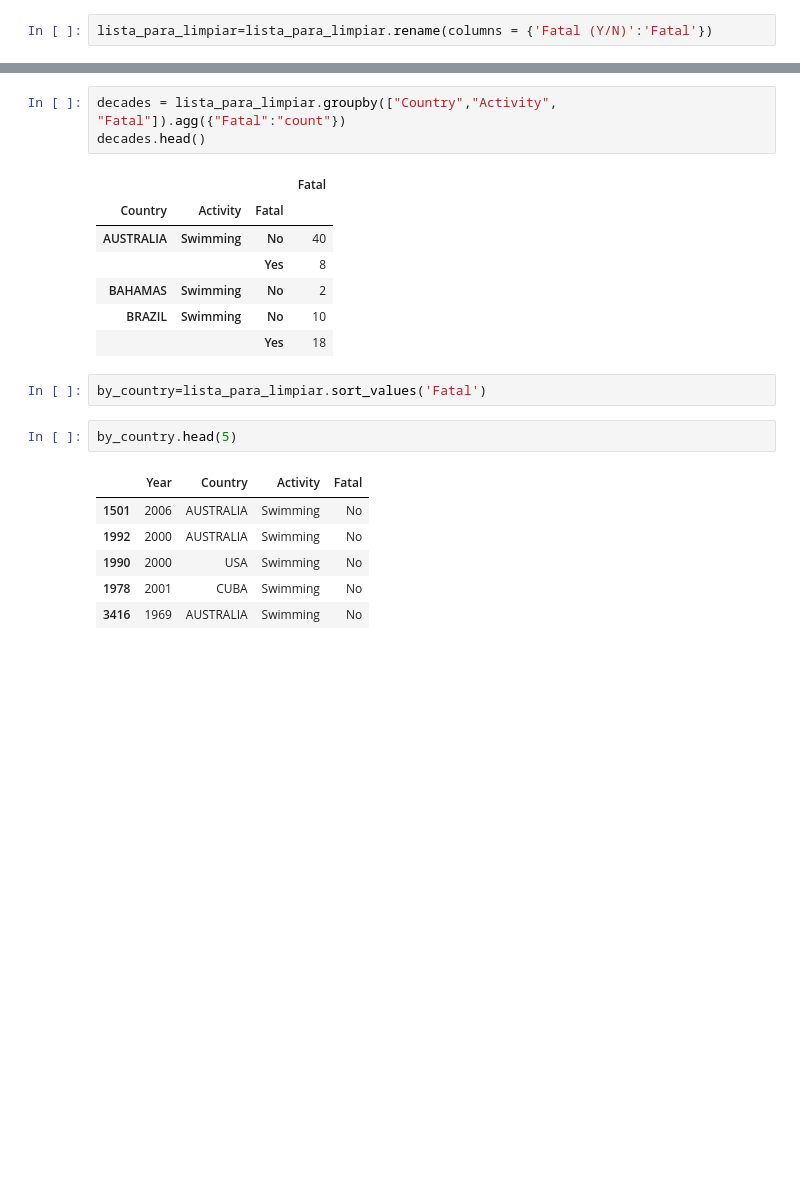
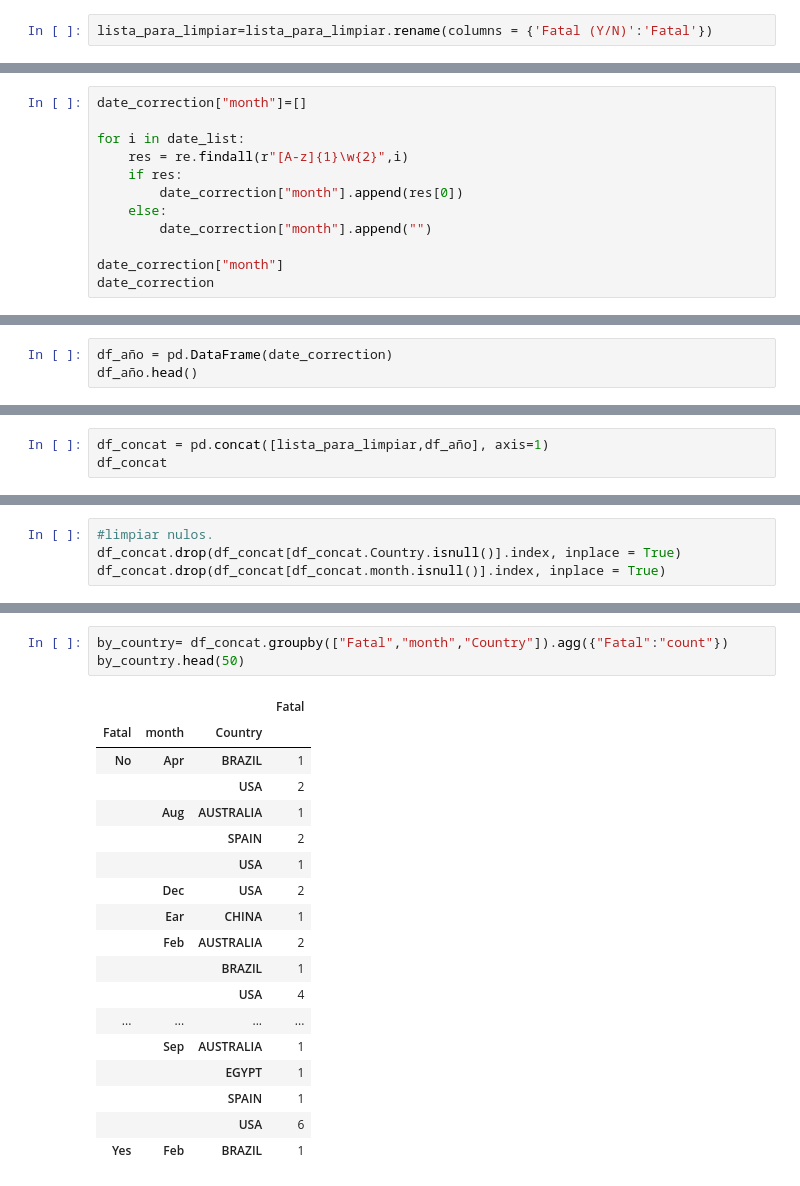
Before and after one commit to Antoniosm88/shark-attacks, a Jupyter notebook: Sharks.ipynb, the cells around one changed output, grey strips where cells are left out. Saved outputs shown, nothing was run; the diff lists cells and outputs as text; blank space fills up the shorter version.

```diff
--- a/Sharks.ipynb
+++ b/Sharks.ipynb
@@ -286,0 +283,12 @@ lista_para_limpiar
+# %%
+date_correction["month"]=[]
+
+for i in date_list:
+    res = re.findall(r"[A-z]{1}\w{2}",i)
+    if res:
+        date_correction["month"].append(res[0])
+    else:
+        date_correction["month"].append("")
+
+date_correction["month"]
+date_correction
@@ -286,0 +313,3 @@ lista_para_limpiar
+# %%
+df_año = pd.DataFrame(date_correction)
+df_año.head()
@@ -286,0 +323,3 @@ lista_para_limpiar
+# %%
+df_concat = pd.concat([lista_para_limpiar,df_año], axis=1)
+df_concat
@@ -286,0 +340,4 @@ lista_para_limpiar
+# %%
+#limpiar nulos.
+df_concat.drop(df_concat[df_concat.Country.isnull()].index, inplace = True)
+df_concat.drop(df_concat[df_concat.month.isnull()].index, inplace = True)
@@ -287,22 +375,22 @@ lista_para_limpiar
 # %%
-decades = lista_para_limpiar.groupby(["Country","Activity", "Fatal"]).agg({"Fatal":"count"})
-decades.head()
+by_country= df_concat.groupby(["Fatal","month","Country"]).agg({"Fatal":"count"})
+by_country.head(50)
 # %% [output]
 |  |  |  | Fatal |
-| Country | Activity | Fatal |  |
-| AUSTRALIA | Swimming | No | 40 |
-|  |  | Yes | 8 |
-| BAHAMAS | Swimming | No | 2 |
-| BRAZIL | Swimming | No | 10 |
-|  |  | Yes | 18 |
+| Fatal | month | Country |  |
+| No | Apr | BRAZIL | 1 |
+|  |  | USA | 2 |
+|  | Aug | AUSTRALIA | 1 |
+|  |  | SPAIN | 2 |
+|  |  | USA | 1 |
+|  | Dec | USA | 2 |
+|  | Ear | CHINA | 1 |
+|  | Feb | AUSTRALIA | 2 |
+|  |  | BRAZIL | 1 |
+|  |  | USA | 4 |
+| ... | ... | ... | ... |
+|  | Sep | AUSTRALIA | 1 |
+|  |  | EGYPT | 1 |
+|  |  | SPAIN | 1 |
+|  |  | USA | 6 |
+| Yes | Feb | BRAZIL | 1 |
-# %%
-by_country=lista_para_limpiar.sort_values('Fatal')
-# %%
-by_country.head(5)
-# %% [output]
-|  | Year | Country | Activity | Fatal |
-| 1501 | 2006 | AUSTRALIA | Swimming | No |
-| 1992 | 2000 | AUSTRALIA | Swimming | No |
-| 1990 | 2000 | USA | Swimming | No |
-| 1978 | 2001 | CUBA | Swimming | No |
-| 3416 | 1969 | AUSTRALIA | Swimming | No |
```
Also changed, not shown: parts of 29 cells of this notebook.
